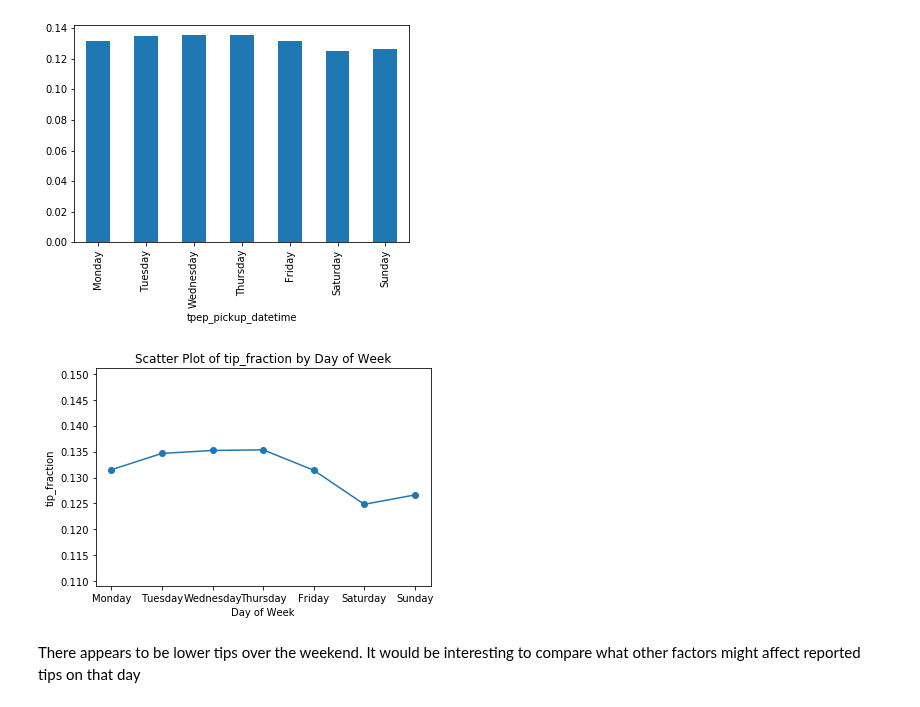
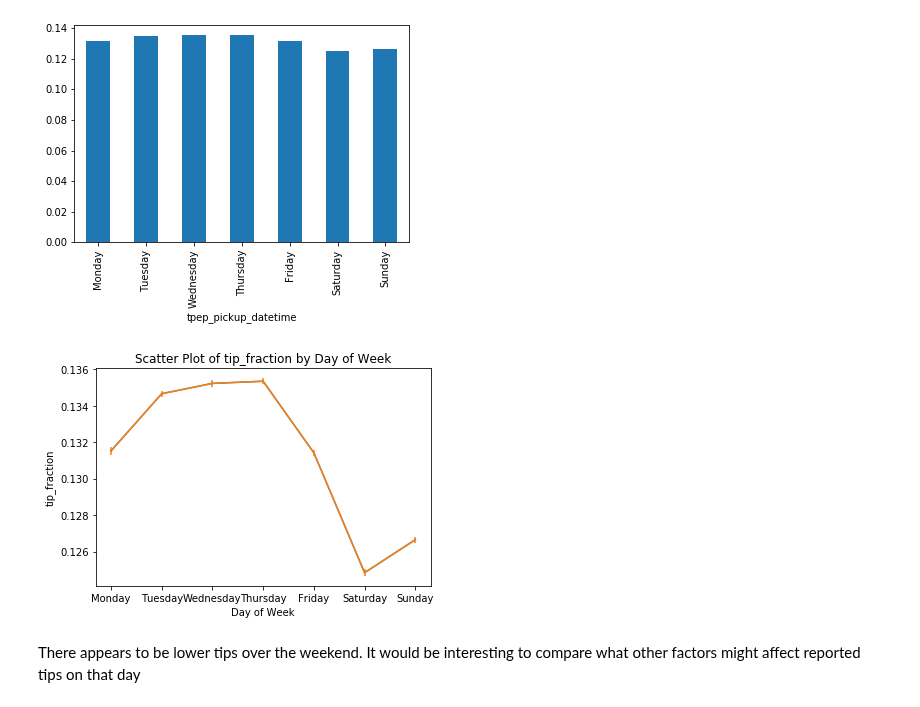
Before and after one commit to justinwhatley/interpretability_experiment, a Jupyter notebook: 1_data_exploration.ipynb, the cells around one changed output. Saved outputs shown, nothing was run; the diff lists cells and outputs as text; code cells hidden in the pictures.

```diff
--- a/1_data_exploration.ipynb
+++ b/1_data_exploration.ipynb
@@ -337,29 +337,31 @@ bar_plt = day_of_week_tips[(tip,'mean')].plot.bar()
 # %% [output]
 [figure]
 # %%
-def plot_scatter(result_df, target, x_label, write_to):
+def plot_scatter(result_df, target, x_label, write_to, se = False):
     """
     Plot the timeframe results in a scatter plot, showing standard error for the sample
     """
-    plt.scatter(result_df.index,
-            result_df[(target,'mean')])
+    plt.plot(result_df.index,
+                result_df[(target,'mean')])
 
-    # Get standard error from standard deviation - this seems to largely dissapear based on large sample size
-    result_df[(tip, 'se')] = result_df[(tip, 'std')] \
-                                    / (result_df[(tip, 'count')].apply(lambda x: math.sqrt(x)))
-    plt.errorbar(result_df.index,
-                 result_df[(target,'mean')],
-                 result_df[(target,'se')])
+    if se:
+        # Get standard error from standard deviation - this seems to largely dissapear based on large sample size
+        result_df[(tip, 'se')] = result_df[(tip, 'std')] \
+                                        / (result_df[(tip, 'count')].apply(lambda x: math.sqrt(x)))
+        plt.errorbar(result_df.index,
+                     result_df[(target,'mean')],
+                     result_df[(target,'se')]
+                     ecolor ='b')
 
     plt.xlabel(x_label)
     plt.ylabel(target)
     plt.title('Scatter Plot of ' + target + ' by '+ x_label)
     plt.savefig(write_to)
-# %% [output]
-[figure, removed]
 # %%
 writing_path = Path(figures_dir, 'scatter_tip_fraction_by_day')
-plot_scatter(day_of_week_tips, tip, 'Day of Week', writing_path)
+plot_scatter(day_of_week_tips, tip, 'Day of Week', writing_path, se=True)
+# %% [output]
+[figure, added]
 # %% [markdown]
 There appears to be lower tips over the weekend. It would be interesting to compare what other factors might affect reported tips on that day
 # %%
```
Also changed, not shown: parts of 14 cells of this notebook, 7 other files.
